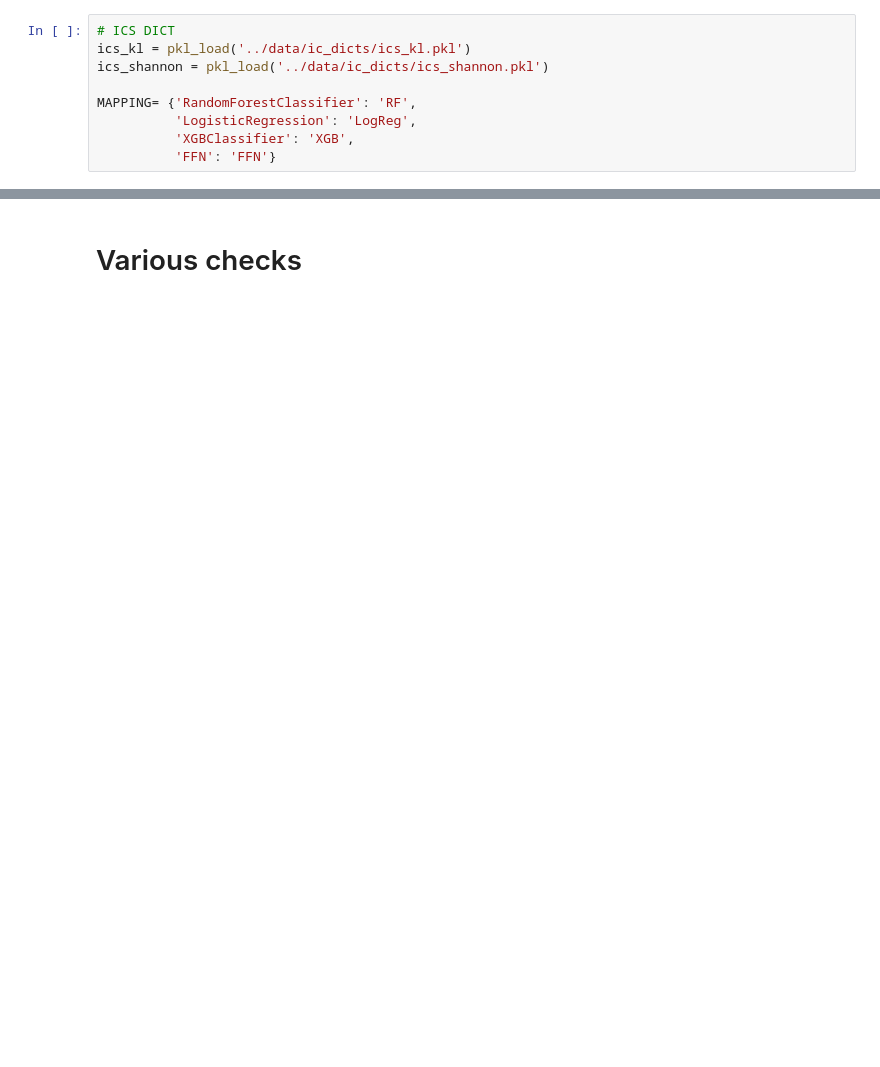
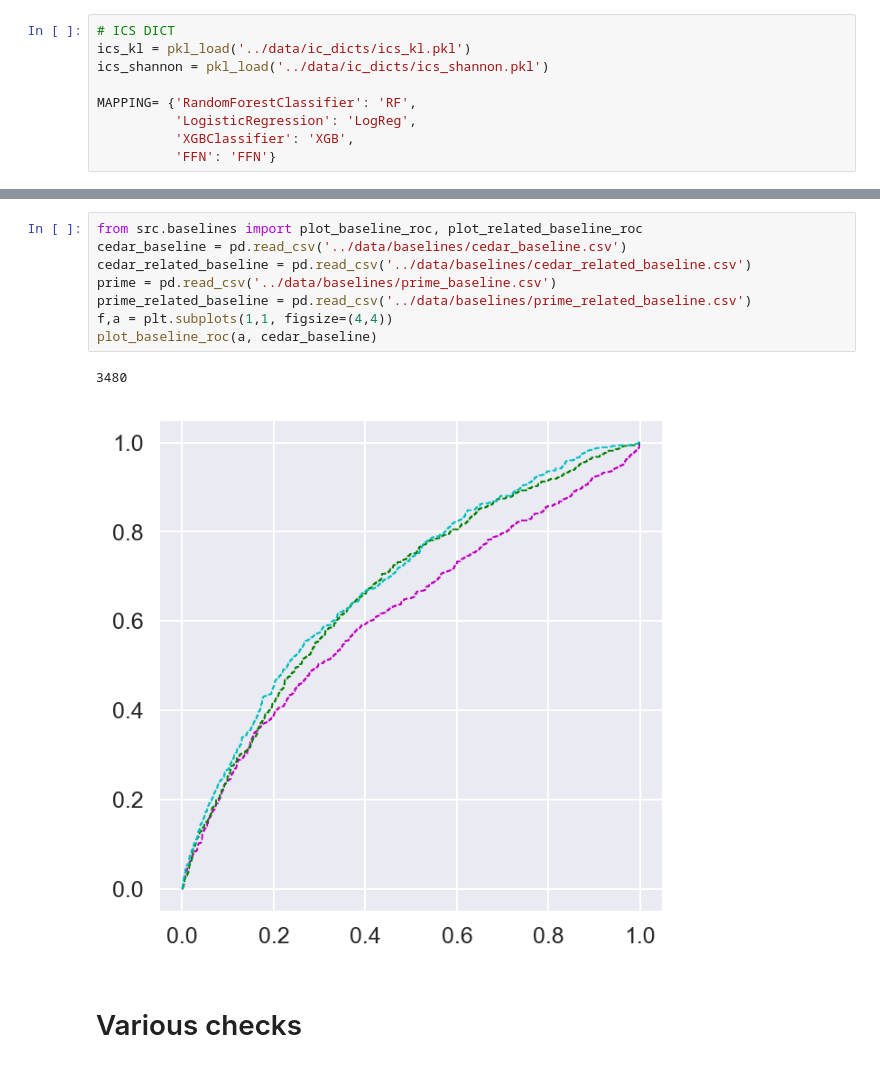
Before and after one commit to richieYT-wan/cedar, a Jupyter notebook: notebook/220926_mut_wt_CNN.ipynb, the cells around one changed output, grey strips where cells are left out. Saved outputs shown, nothing was run; the diff lists cells and outputs as text; blank space fills up the shorter version.

```diff
--- a/notebook/220926_mut_wt_CNN.ipynb
+++ b/notebook/220926_mut_wt_CNN.ipynb
@@ -333,2 +116,13 @@ a.legend(loc='lower right')
+# %%
+from src.baselines import plot_baseline_roc, plot_related_baseline_roc
+cedar_baseline = pd.read_csv('../data/baselines/cedar_baseline.csv')
+cedar_related_baseline = pd.read_csv('../data/baselines/cedar_related_baseline.csv')
+prime = pd.read_csv('../data/baselines/prime_baseline.csv')
+prime_related_baseline = pd.read_csv('../data/baselines/prime_related_baseline.csv')
+f,a = plt.subplots(1,1, figsize=(4,4))
+plot_baseline_roc(a, cedar_baseline)
+# %% [output]
+3480
+[figure, added]
 # %% [markdown]
 # Various checks
```
Also changed, not shown: parts of 53 cells of this notebook, 19 other files.
